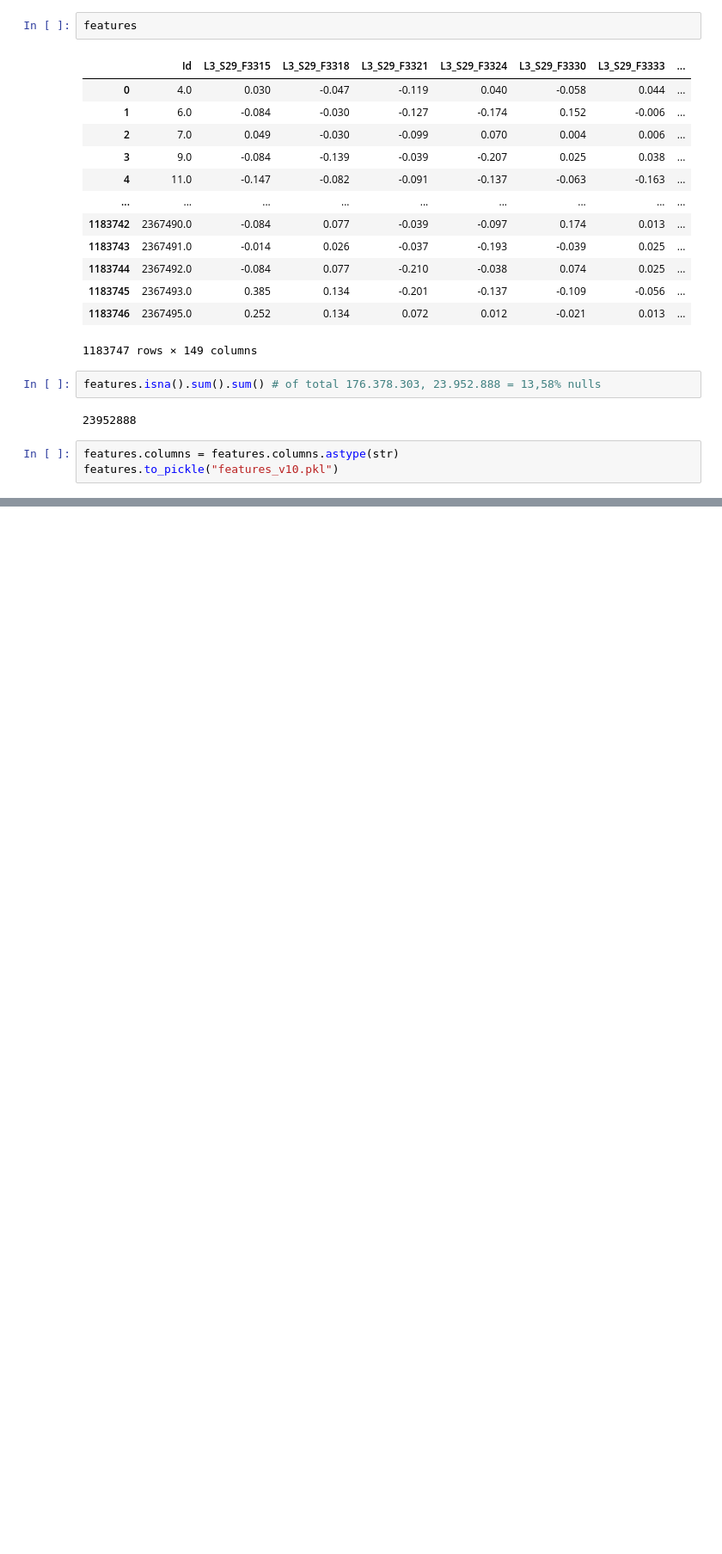
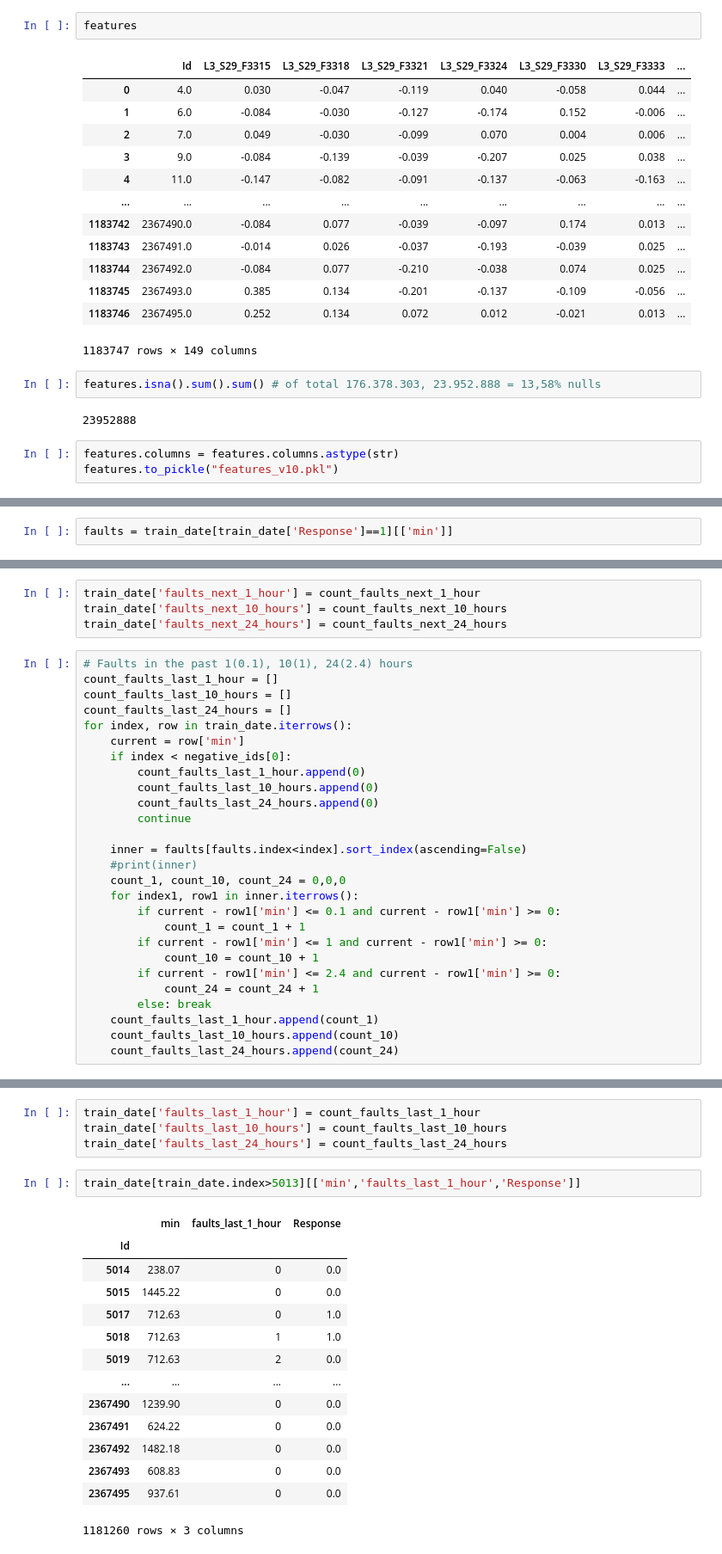
Before and after one commit to DraganaNikolova/AnomalyDetection, a Jupyter notebook: Preprocessing.ipynb, the cells around one changed output, grey strips where cells are left out. Shown: that part at 86% size. Saved outputs shown, nothing was run; the diff lists cells and outputs as text; blank space fills up the shorter version.

```diff
--- a/Preprocessing.ipynb
+++ b/Preprocessing.ipynb
@@ -1143,0 +1219,2 @@ features.to_pickle("features_v10.pkl")
+# %%
+faults = train_date[train_date['Response']==1][['min']]
@@ -1143,0 +1252,31 @@ features.to_pickle("features_v10.pkl")
+# %%
+train_date['faults_next_1_hour'] = count_faults_next_1_hour
+train_date['faults_next_10_hours'] = count_faults_next_10_hours
+train_date['faults_next_24_hours'] = count_faults_next_24_hours
+# %%
+# Faults in the past 1(0.1), 10(1), 24(2.4) hours
+count_faults_last_1_hour = []
+count_faults_last_10_hours = []
+count_faults_last_24_hours = []
+for index, row in train_date.iterrows():
+    current = row['min']
+    if index < negative_ids[0]:
+        count_faults_last_1_hour.append(0)
+        count_faults_last_10_hours.append(0)
+        count_faults_last_24_hours.append(0)
+        continue
+
+    inner = faults[faults.index<index].sort_index(ascending=False)
+    #print(inner)
+    count_1, count_10, count_24 = 0,0,0
+    for index1, row1 in inner.iterrows():
+        if current - row1['min'] <= 0.1 and current - row1['min'] >= 0:
+            count_1 = count_1 + 1
+        if current - row1['min'] <= 1 and current - row1['min'] >= 0:
+            count_10 = count_10 + 1
+        if current - row1['min'] <= 2.4 and current - row1['min'] >= 0:
+            count_24 = count_24 + 1
+        else: break
+    count_faults_last_1_hour.append(count_1)
+    count_faults_last_10_hours.append(count_10)
+    count_faults_last_24_hours.append(count_24)
@@ -1143,0 +1287,21 @@ features.to_pickle("features_v10.pkl")
+# %%
+train_date['faults_last_1_hour'] = count_faults_last_1_hour
+train_date['faults_last_10_hours'] = count_faults_last_10_hours
+train_date['faults_last_24_hours'] = count_faults_last_24_hours
+# %%
+train_date[train_date.index>5013][['min','faults_last_1_hour','Response']]
+# %% [output]
+|  | min | faults_last_1_hour | Response |
+| Id |  |  |  |
+| 5014 | 238.07 | 0 | 0.0 |
+| 5015 | 1445.22 | 0 | 0.0 |
+| 5017 | 712.63 | 0 | 1.0 |
+| 5018 | 712.63 | 1 | 1.0 |
+| 5019 | 712.63 | 2 | 0.0 |
+| ... | ... | ... | ... |
+| 2367490 | 1239.90 | 0 | 0.0 |
+| 2367491 | 624.22 | 0 | 0.0 |
+| 2367492 | 1482.18 | 0 | 0.0 |
+| 2367493 | 608.83 | 0 | 0.0 |
+| 2367495 | 937.61 | 0 | 0.0 |
+1181260 rows × 3 columns
```
Also changed, not shown: parts of 19 cells of this notebook.
